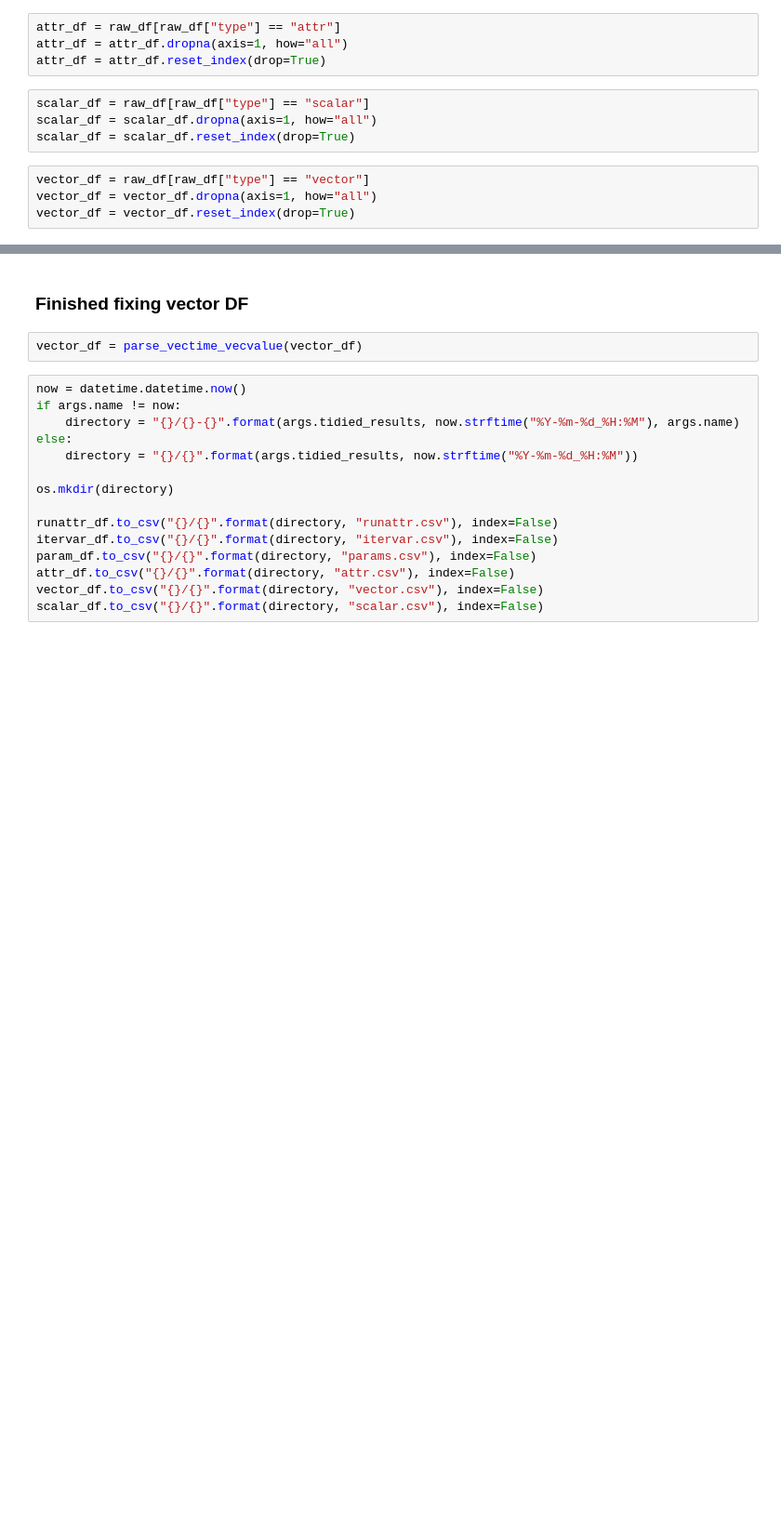
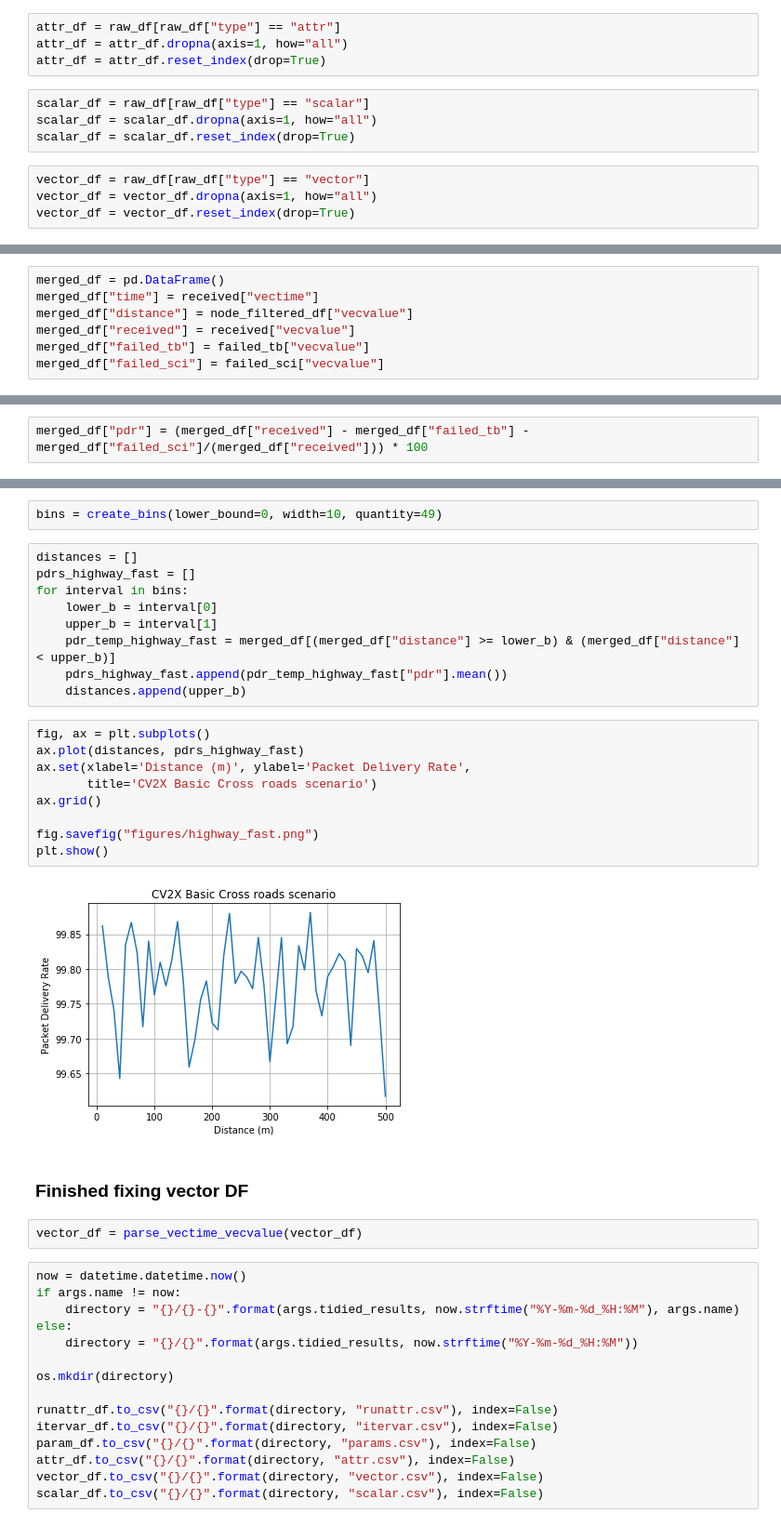
Before and after one commit to brianmc95/results-analysis, a Jupyter notebook: jupyter-notebooks/vector_fixes.ipynb, the cells around one changed output, grey strips where cells are left out. Shown at 93% size. Saved outputs shown, nothing was run; the diff lists cells and outputs as text; blank space fills up the shorter version.

```diff
--- a/jupyter-notebooks/vector_fixes.ipynb
+++ b/jupyter-notebooks/vector_fixes.ipynb
@@ -219,0 +206,7 @@ overall_df
+# %%
+merged_df = pd.DataFrame()
+merged_df["time"] = received["vectime"]
+merged_df["distance"] = node_filtered_df["vecvalue"]
+merged_df["received"] = received["vecvalue"]
+merged_df["failed_tb"] = failed_tb["vecvalue"]
+merged_df["failed_sci"] = failed_sci["vecvalue"]
@@ -219,0 +234,2 @@ overall_df
+# %%
+merged_df["pdr"] = (merged_df["received"] - merged_df["failed_tb"] - merged_df["failed_sci"]/(merged_df["received"])) * 100
@@ -220,3 +257,25 @@ overall_df
+# %%
+bins = create_bins(lower_bound=0, width=10, quantity=49)
+# %%
+distances = []
+pdrs_highway_fast = []
+for interval in bins:
+    lower_b = interval[0]
+    upper_b = interval[1]
+    pdr_temp_highway_fast = merged_df[(merged_df["distance"] >= lower_b) & (merged_df["distance"] < upper_b)]
+    pdrs_highway_fast.append(pdr_temp_highway_fast["pdr"].mean())
+    distances.append(upper_b)
+# %%
+fig, ax = plt.subplots()
+ax.plot(distances, pdrs_highway_fast)
+ax.set(xlabel='Distance (m)', ylabel='Packet Delivery Rate',
+       title='CV2X Basic Cross roads scenario')
+ax.grid()
+
+fig.savefig("figures/highway_fast.png")
+plt.show()
+# %% [output]
+[figure, added]
 # %% [markdown]
 ### Finished fixing vector DF
 # %%
```
Also changed, not shown: parts of 31 cells of this notebook, 3 other files.
